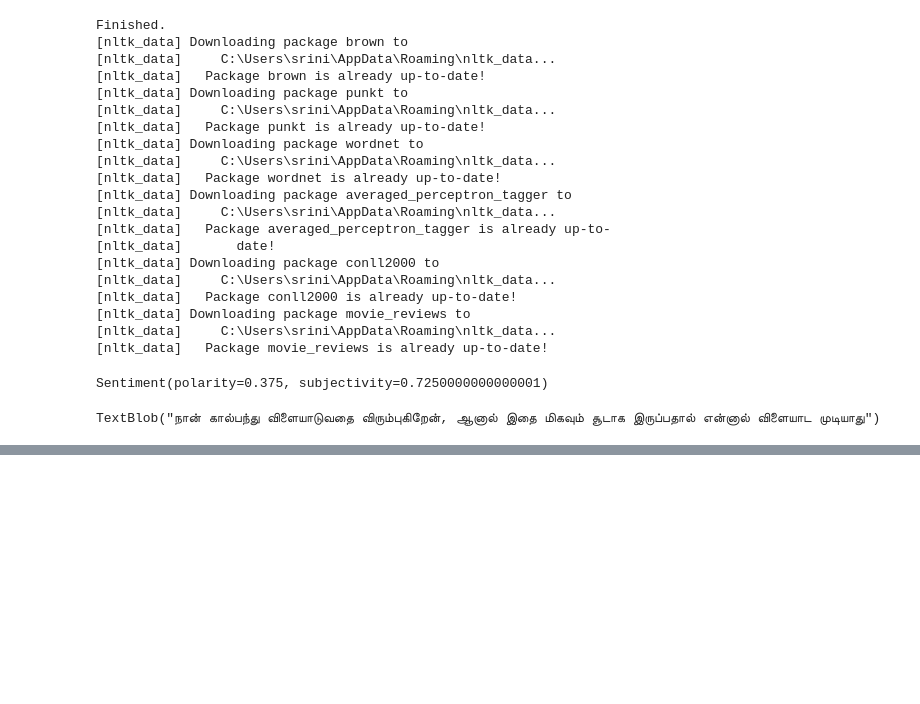
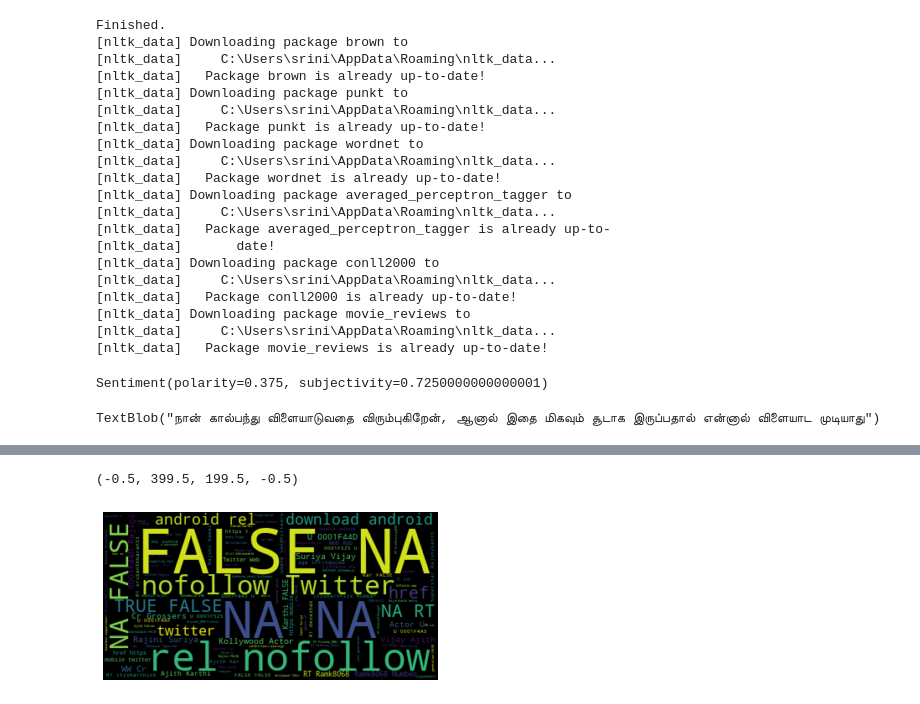
Before and after one commit to SrinivassPadmanabhan/Learning_Social_media_analytics, a Jupyter notebook: SMA.ipynb, the cells around one changed output, grey strips where cells are left out. Drawn from its saved outputs; the diff is of its cells as text; code cells hidden in the pictures; blank space fills up the shorter version.

```diff
--- a/SMA.ipynb
+++ b/SMA.ipynb
@@ -42,0 +59,11 @@ TextBlob("நான் கால்பந்து விளையாடுவ
+# %%
+from wordcloud import WordCloud
+text = open(r"E:/SCMHRD/Academics/Sem - 2/Social Media Analytics/GIT/Learning_Social_media_analytics/tweets_df.csv").read()
+wordcloud = WordCloud().generate(text)
+# %%
+import matplotlib.pyplot as plt
+plt.imshow(wordcloud, interpolation='bilinear')
+plt.axis("off")
+# %% [output]
+(-0.5, 399.5, 199.5, -0.5)
+[figure, added]
```
Also changed, not shown: parts of 1 cell of this notebook, 4 other files.
